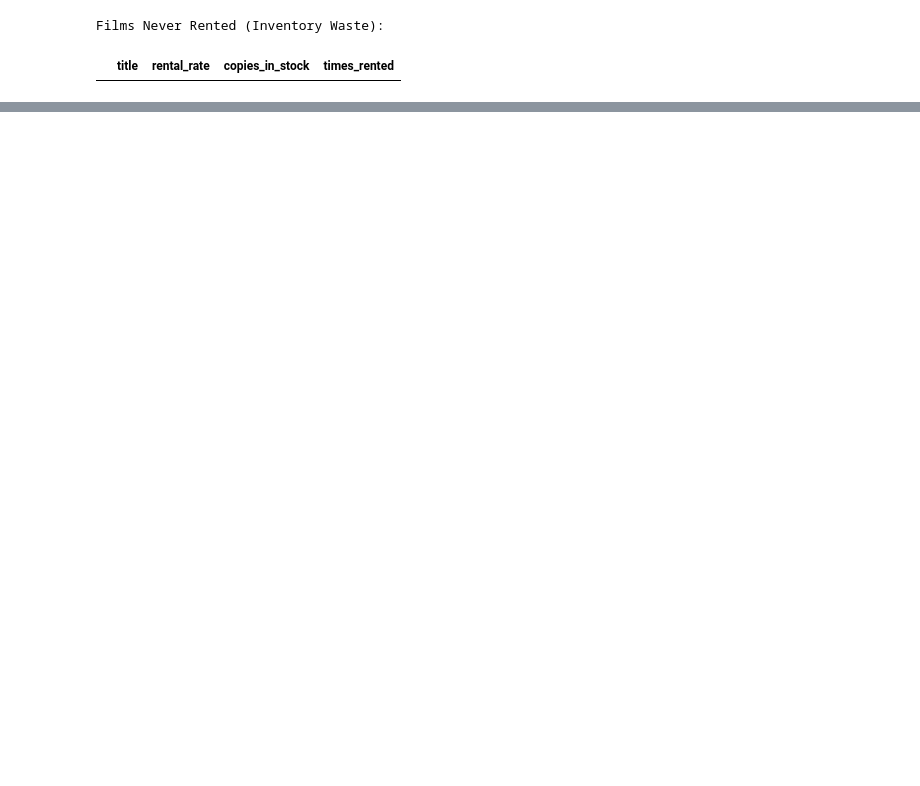
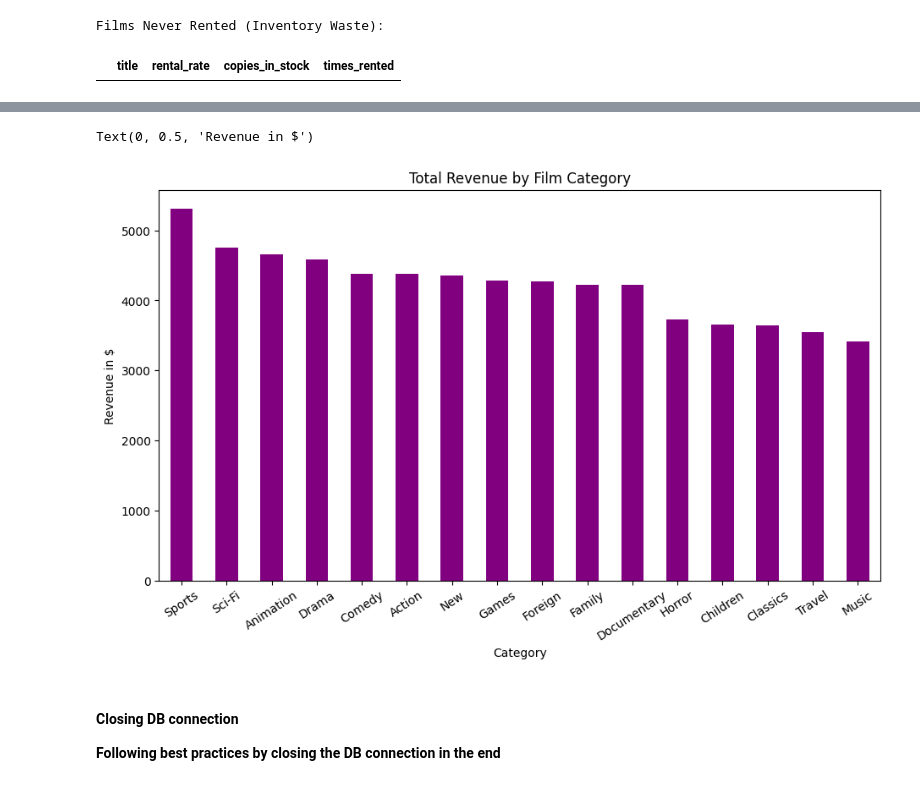
Before and after one commit to JohnnyHyytiainen/lab_sql_DE25_johnny_hyytiainen, a Jupyter notebook: notebooks/lab_sql_sakila_EDA.ipynb, the cells around one changed output, grey strips where cells are left out. Saved outputs shown, nothing was run; the diff lists cells and outputs as text; code cells hidden in the pictures; blank space fills up the shorter version.

```diff
--- a/notebooks/lab_sql_sakila_EDA.ipynb
+++ b/notebooks/lab_sql_sakila_EDA.ipynb
@@ -630,0 +705,43 @@ con.close()
+# %%
+# Kod: Engelska
+# Kommentarer: Svenska
+# Här kan jag återanvända all logik i min query.
+# Se min TASK 1 F.1 lösning.
+
+
+df_revenue = con.sql("""
+    SELECT
+        c.name AS category,
+        SUM(p.amount) AS revenue
+    FROM staging.category c
+    JOIN staging.film_category fc ON c.category_id = fc.category_id
+    JOIN staging.film f ON fc.film_id = f.film_id
+    JOIN staging.inventory i ON f.film_id = i.film_id
+    JOIN staging.rental r ON i.inventory_id = r.inventory_id
+    JOIN staging.payment p ON r.rental_id = p.rental_id
+    GROUP BY category
+    ORDER BY revenue DESC;
+""").df()
+
+
+
+# Skapa plotten direkt från min DF
+ax = df_revenue.plot(
+    kind='bar',       # Stapeldiagram
+    x='category',     # X axeln ska c.name alias category vara på
+    y='revenue',      # Y axeln ska summan av totalen vara på
+    color='purple',   # Färg på staplarna
+    legend=False,     # Legend behövs ej
+    rot=33,           # 33 graders lutning för läsbarhet
+    figsize=(11, 6)
+)
+
+ax.set_title('Total Revenue by Film Category') # Top rubrik
+ax.set_xlabel('Category') # Rubrik för X axeln
+ax.set_ylabel('Revenue in $') # Rubrik för Y axeln
+# %% [output]
+Text(0, 0.5, 'Revenue in $')
+[figure, added]
+# %% [markdown]
+#### Closing DB connection
+**Following best practices by closing the DB connection in the end**
```
Also changed, not shown: parts of 21 cells of this notebook.
